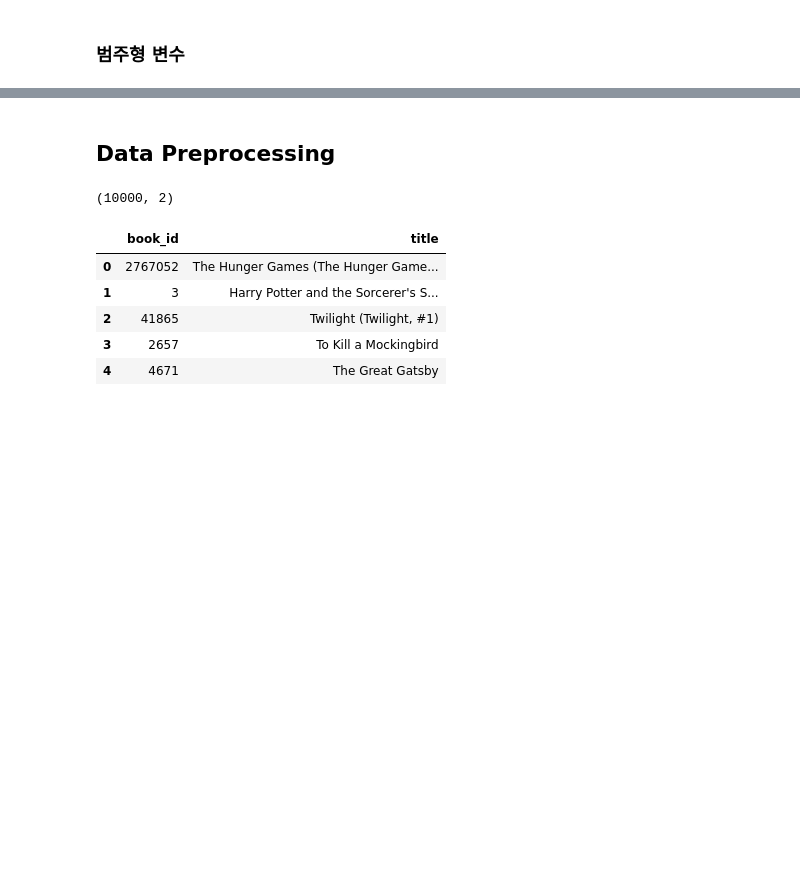
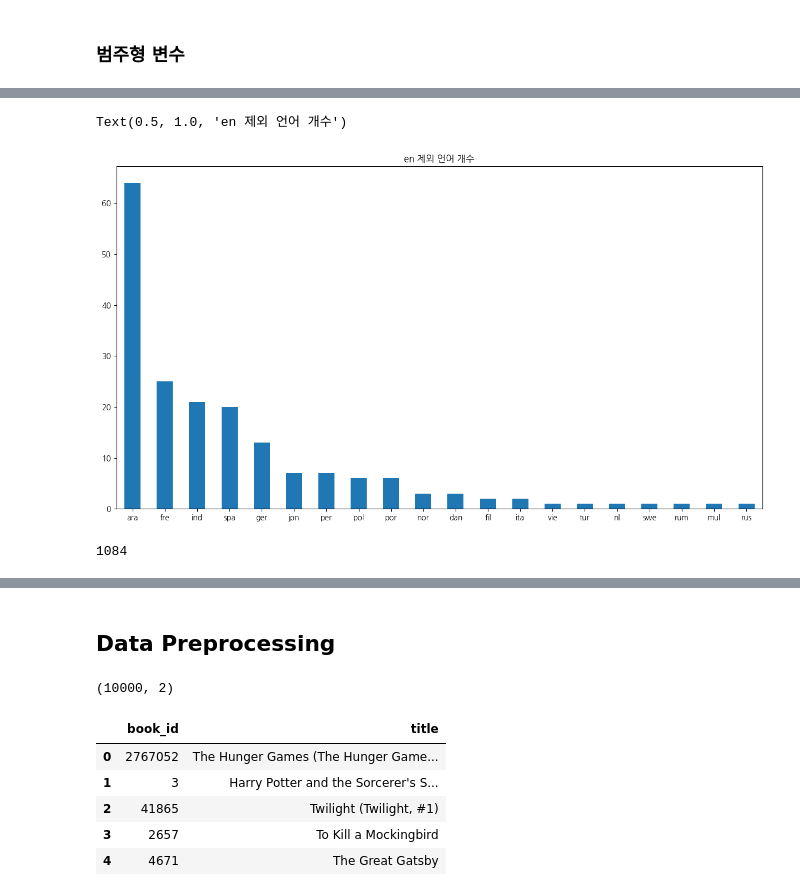
Before and after one commit to wumusill/Kaggul, a Jupyter notebook: recommend_with_tfidf.ipynb, the cells around one changed output, grey strips where cells are left out. Cells and saved outputs as stored; diff of their text form; code cells hidden in the pictures; blank space fills up the shorter version.

```diff
--- a/recommend_with_tfidf.ipynb
+++ b/recommend_with_tfidf.ipynb
@@ -73,0 +139,3 @@ data.describe(include="O")
+# %%
+condition = data["language_code"].map(lambda x: True if x not in ['eng', 'en-US', 'en-CA', 'en-GB', 'en'] else False)
+condition
@@ -73,0 +155,3 @@ data.describe(include="O")
+# %%
+temp2 = data.loc[condition]
+temp2
@@ -73,0 +172,10 @@ data.describe(include="O")
+# %%
+plt.figure(figsize=(15, 8))
+temp2['language_code'].value_counts().plot(kind='bar', rot=0).set_title("en 제외 언어 개수")
+# %% [output]
+Text(0.5, 1.0, 'en 제외 언어 개수')
+[figure, added]
+# %%
+temp2["language_code"].isnull().sum()
+# %% [output]
+1084
```
Also changed, not shown: parts of 14 cells of this notebook.
